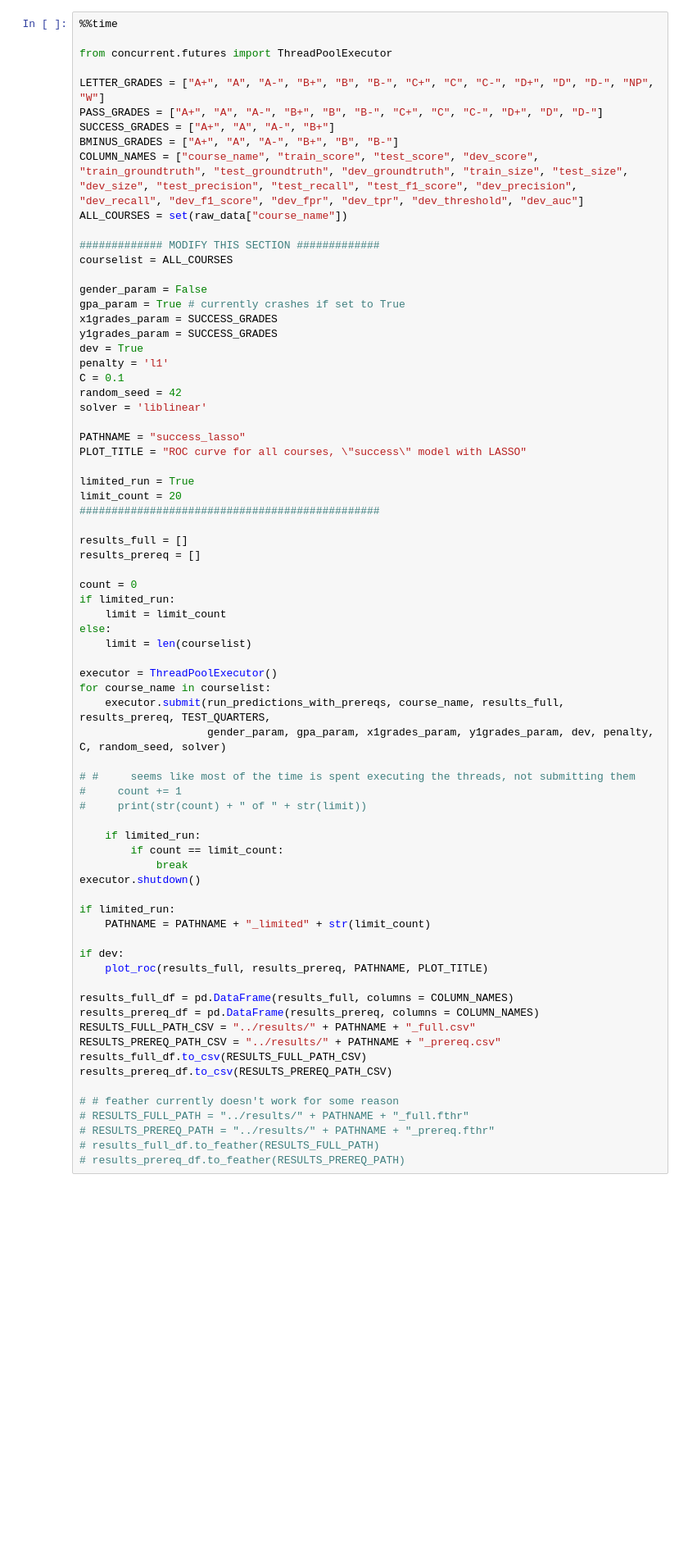
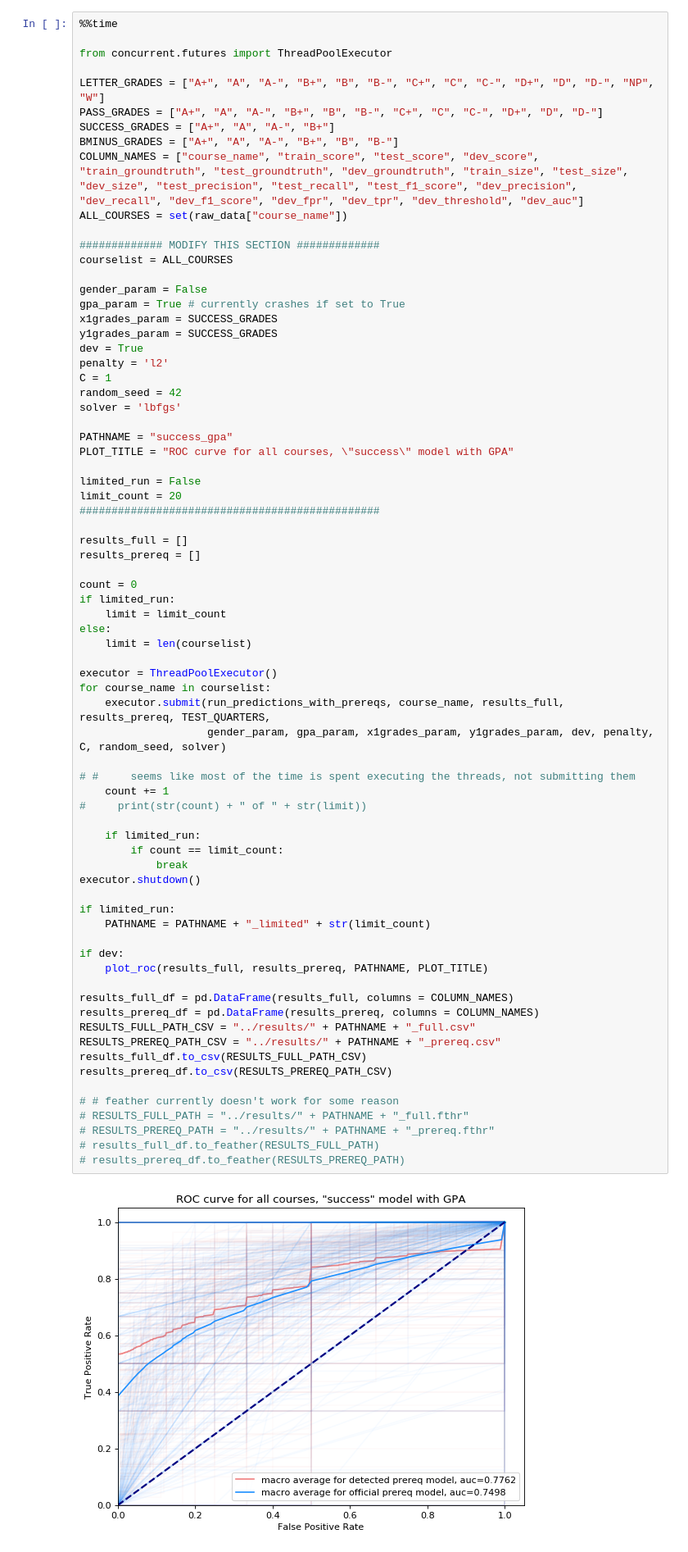
Before and after one commit to gmdavis1/carta-prereqs, a Jupyter notebook: models/wcc_logreg_prereqs_iterate.ipynb, the cells around one changed output. Shown at 82% size. Saved outputs shown, nothing was run; the diff lists cells and outputs as text; blank space fills up the shorter version.

Commit message:
gpa with initial success

```diff
--- a/models/wcc_logreg_prereqs_iterate.ipynb
+++ b/models/wcc_logreg_prereqs_iterate.ipynb
@@ -614,15 +614,15 @@ gpa_param = True # currently crashes if set to True
 x1grades_param = SUCCESS_GRADES
 y1grades_param = SUCCESS_GRADES
 dev = True
-penalty = 'l1'
-C = 0.1
+penalty = 'l2'
+C = 1
 random_seed = 42
-solver = 'liblinear'
+solver = 'lbfgs'
 
-PATHNAME = "success_lasso"
-PLOT_TITLE = "ROC curve for all courses, \"success\" model with LASSO"
+PATHNAME = "success_gpa"
+PLOT_TITLE = "ROC curve for all courses, \"success\" model with GPA"
 
-limited_run = True
+limited_run = False
 limit_count = 20
 ###############################################
 
@@ -640,31 +640,32 @@ for course_name in courselist:
     executor.submit(run_predictions_with_prereqs, course_name, results_full, results_prereq, TEST_QUARTERS,
                     gender_param, gpa_param, x1grades_param, y1grades_param, dev, penalty, C, random_seed, solver)
 
 # #     seems like most of the time is spent executing the threads, not submitting them
-#     count += 1
+    count += 1
 #     print(str(count) + " of " + str(limit))
 
     if limited_run:
         if count == limit_count:
             break
 executor.shutdown()
 
 if limited_run:
     PATHNAME = PATHNAME + "_limited" + str(limit_count)
 
 if dev:
     plot_roc(results_full, results_prereq, PATHNAME, PLOT_TITLE)
 
 results_full_df = pd.DataFrame(results_full, columns = COLUMN_NAMES)
 results_prereq_df = pd.DataFrame(results_prereq, columns = COLUMN_NAMES)
 RESULTS_FULL_PATH_CSV = "../results/" + PATHNAME + "_full.csv"
 RESULTS_PREREQ_PATH_CSV = "../results/" + PATHNAME + "_prereq.csv"
 results_full_df.to_csv(RESULTS_FULL_PATH_CSV)
 results_prereq_df.to_csv(RESULTS_PREREQ_PATH_CSV)
 
 # # feather currently doesn't work for some reason
 # RESULTS_FULL_PATH = "../results/" + PATHNAME + "_full.fthr"
 # RESULTS_PREREQ_PATH = "../results/" + PATHNAME + "_prereq.fthr"
 # results_full_df.to_feather(RESULTS_FULL_PATH)
 # results_prereq_df.to_feather(RESULTS_PREREQ_PATH)
 # %% [output]
+[figure, added]
```
Also changed, not shown: parts of 1 cell of this notebook, 4 other files.
